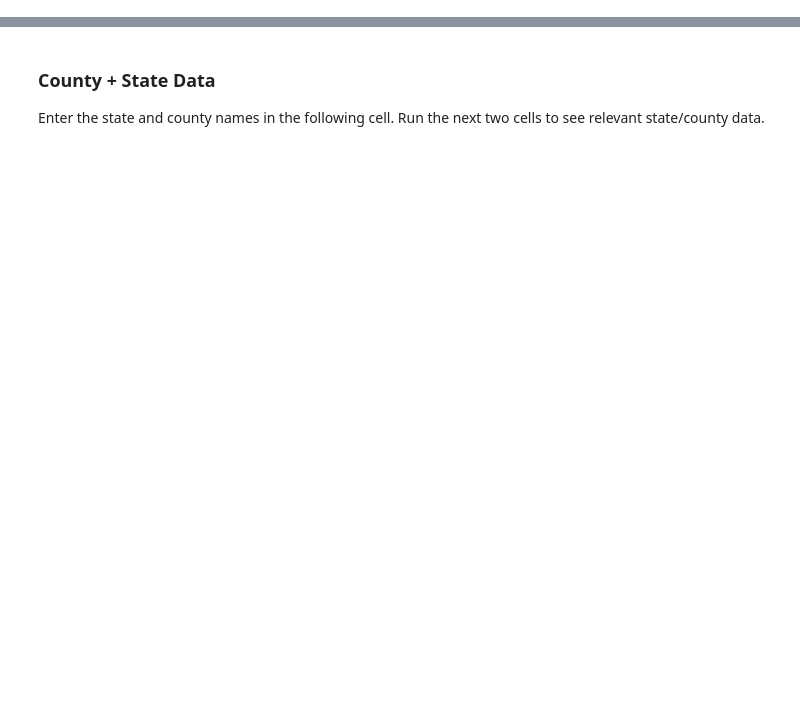
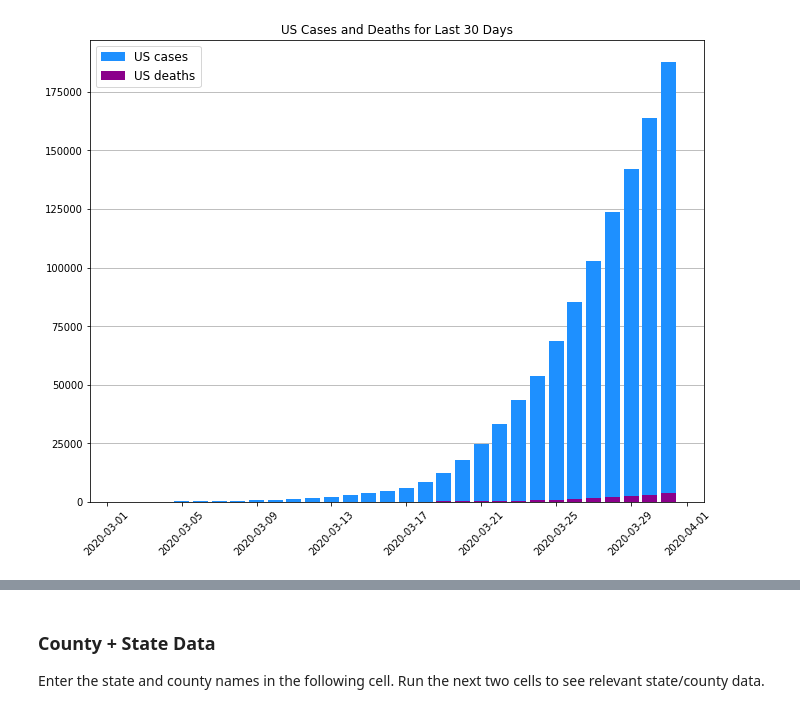
Before and after one commit to ritajett/playground, a Jupyter notebook: covid-data.ipynb, the cells around one changed output, grey strips where cells are left out. Cells and saved outputs as stored; diff of their text form; code cells hidden in the pictures; blank space fills up the shorter version.

```diff
--- a/covid-data.ipynb
+++ b/covid-data.ipynb
@@ -19,0 +28,5 @@ cdata = pd.read_csv(url)
+# %%
+national = sdata.groupby(['date'])[['cases', 'deaths']].sum()
+national.index.name = None
+national['CFR'] = round(national['deaths'] / national['cases'], 3)
+print(national.sort_index(ascending=False).head(n=7))
@@ -19,0 +42,15 @@ cdata = pd.read_csv(url)
+# %%
+days = 30
+
+fig, ax = plt.subplots()
+fig.set_size_inches(11, 8.5)
+ax.bar(national.index[-days:], national.iloc[-days:]['cases'], label="US cases", color='dodgerblue')
+ax.bar(national.index[-days:], national.iloc[-days:]['deaths'], label="US deaths", color='darkmagenta')
+ax.grid(axis='y')
+ax.set_axisbelow(True)
+plt.xticks(rotation=45, fontsize='medium')
+plt.title("US Cases and Deaths for Last %d Days" % days)
+plt.legend(loc=2, fancybox=True, fontsize='large')
+plt.show()
+# %% [output]
+[figure, added]
```
Also changed, not shown: parts of 12 cells of this notebook.
